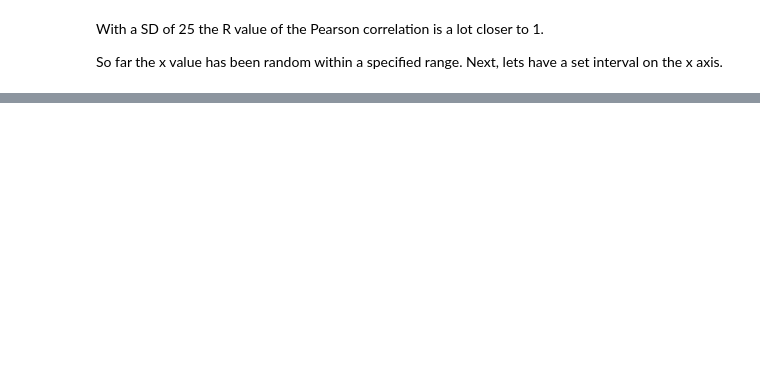
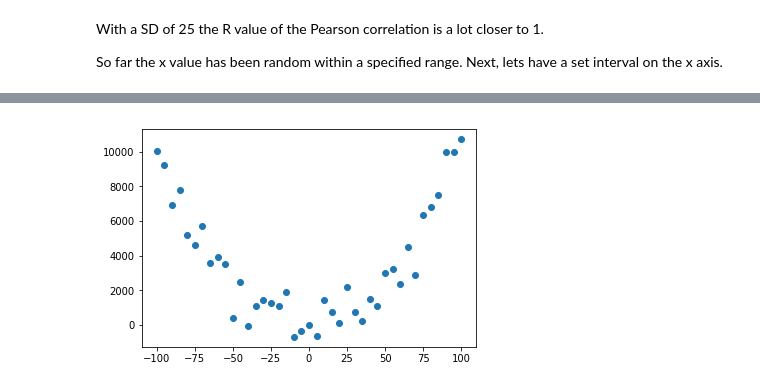
Before and after one commit to peterkabai/python, a Jupyter notebook: notebook_snippets/create_distribution.ipynb, the cells around one changed output, grey strips where cells are left out. Saved outputs shown, nothing was run; the diff lists cells and outputs as text; code cells hidden in the pictures; blank space fills up the shorter version.

```diff
--- a/notebook_snippets/create_distribution.ipynb
+++ b/notebook_snippets/create_distribution.ipynb
@@ -96,0 +124,4 @@ I'll use this function to generate random sales data across a date range.
+# %%
+dat = create_distrib("x**2", sd=1000, low=-100, high=100, even=True)
+# %% [output]
+[figure, added]
```
Also changed, not shown: parts of 13 cells of this notebook.
